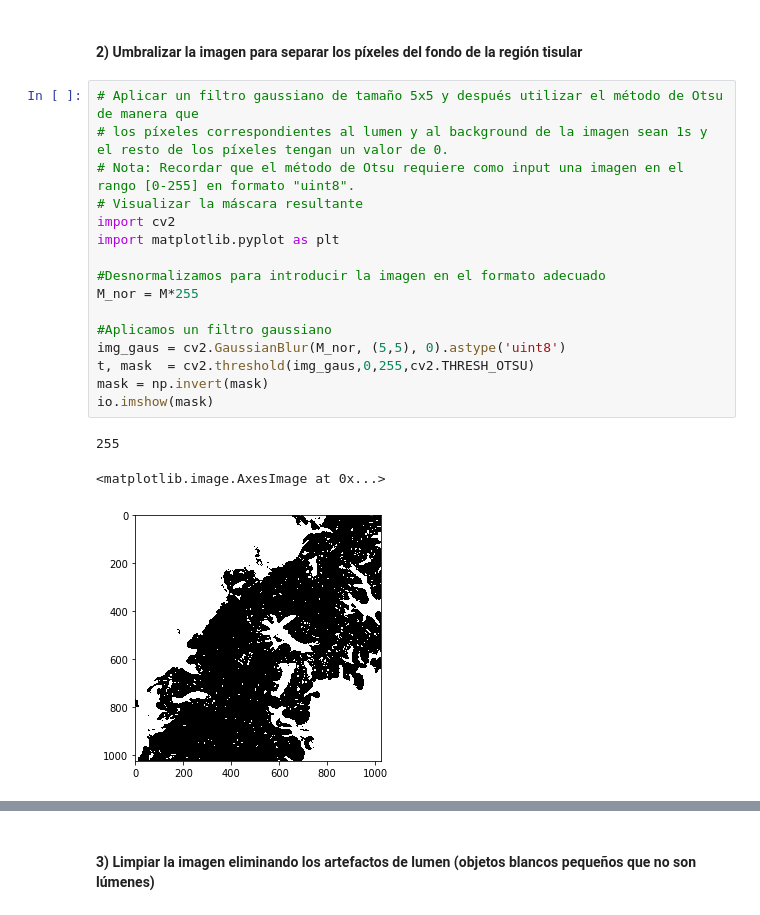
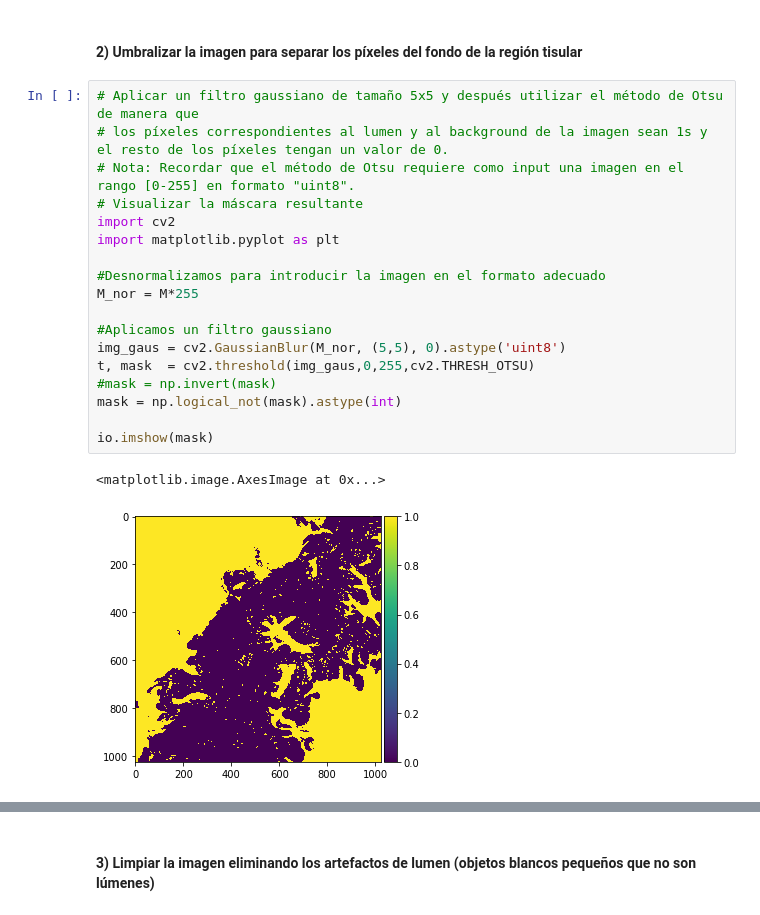
Before and after one commit to mariachurches/AprendizajeSupervisado, a Jupyter notebook: Enunciado_C1_P1/Actividad_C1_P1.ipynb, the cells around one changed output, grey strips where cells are left out. Saved outputs shown, nothing was run; the diff lists cells and outputs as text.

```diff
--- a/Enunciado_C1_P1/Actividad_C1_P1.ipynb
+++ b/Enunciado_C1_P1/Actividad_C1_P1.ipynb
@@ -63,20 +43,21 @@ io.imshow(M2)
 # %%
 # Aplicar un filtro gaussiano de tamaño 5x5 y después utilizar el método de Otsu de manera que
 # los píxeles correspondientes al lumen y al background de la imagen sean 1s y el resto de los píxeles tengan un valor de 0.
 # Nota: Recordar que el método de Otsu requiere como input una imagen en el rango [0-255] en formato "uint8".
 # Visualizar la máscara resultante
 import cv2
 import matplotlib.pyplot as plt
 
 #Desnormalizamos para introducir la imagen en el formato adecuado
 M_nor = M*255
 
 #Aplicamos un filtro gaussiano
 img_gaus = cv2.GaussianBlur(M_nor, (5,5), 0).astype('uint8')
 t, mask  = cv2.threshold(img_gaus,0,255,cv2.THRESH_OTSU)
-mask = np.invert(mask)
+#mask = np.invert(mask)
+mask = np.logical_not(mask).astype(int)
+
 io.imshow(mask)
 # %% [output]
-255
+<matplotlib.image.AxesImage at 0x...>
-<matplotlib.image.AxesImage at 0x...>
-[figure, old version]
+[figure, new version]
```
Also changed, not shown: parts of 7 cells of this notebook.
